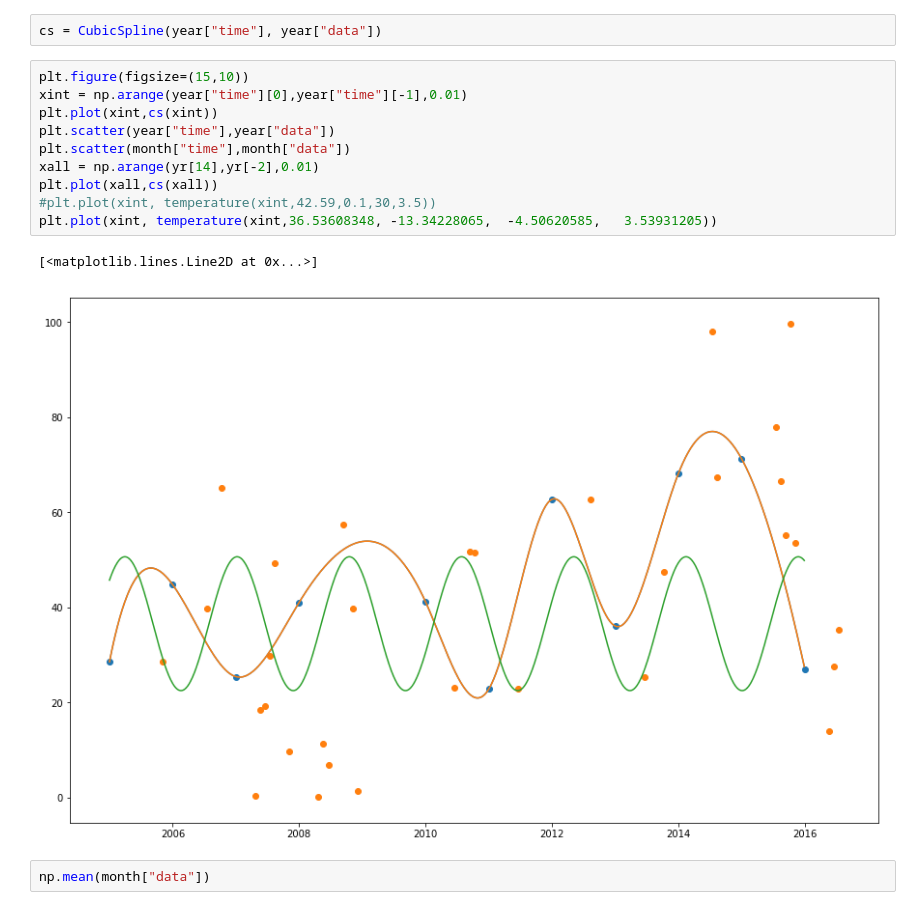
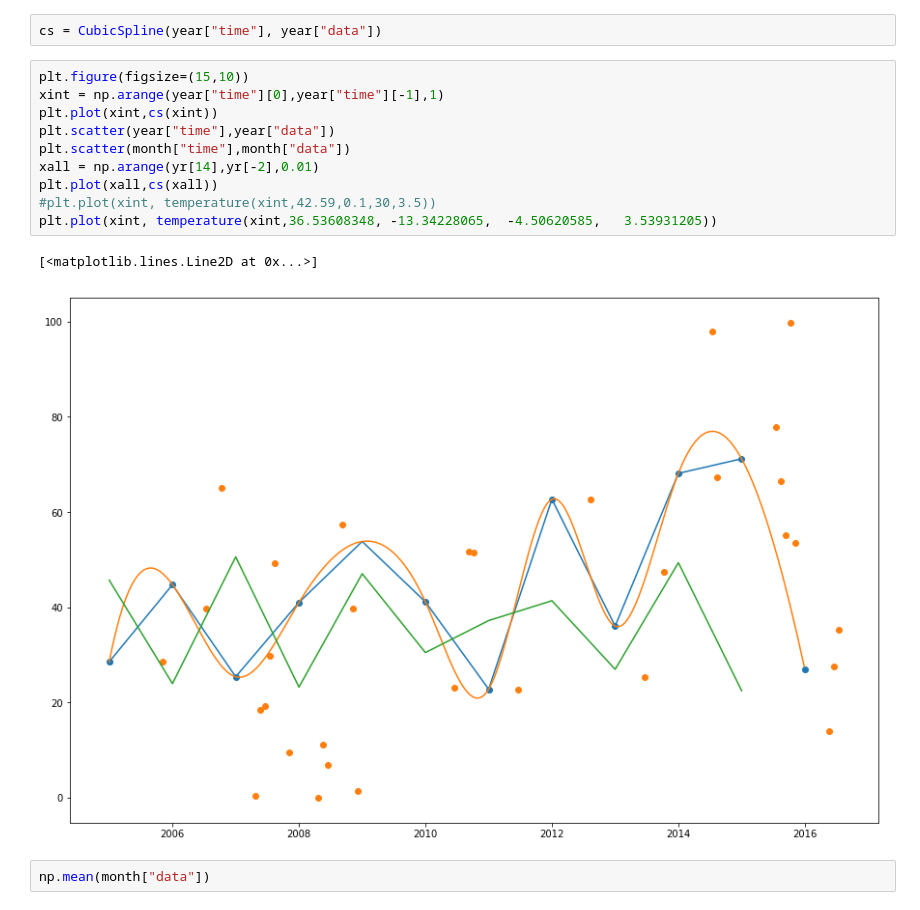
Before and after one commit to Lelsler/Squid, a Jupyter notebook: tims_testing.ipynb, the cells around one changed output. Cells and saved outputs as stored; diff of their text form.

```diff
--- a/tims_testing.ipynb
+++ b/tims_testing.ipynb
@@ -345,17 +345,17 @@ from scipy.interpolate import CubicSpline
 cs = CubicSpline(year["time"], year["data"])
 # %%
 plt.figure(figsize=(15,10))
-xint = np.arange(year["time"][0],year["time"][-1],0.01)
+xint = np.arange(year["time"][0],year["time"][-1],1)
 plt.plot(xint,cs(xint))
 plt.scatter(year["time"],year["data"])
 plt.scatter(month["time"],month["data"])
 xall = np.arange(yr[14],yr[-2],0.01)
 plt.plot(xall,cs(xall))
 #plt.plot(xint, temperature(xint,42.59,0.1,30,3.5))
 plt.plot(xint, temperature(xint,36.53608348, -13.34228065,  -4.50620585,   3.53931205))
 # %% [output]
 [<matplotlib.lines.Line2D at 0x...>]
-[figure, old version]
+[figure, new version]
 # %%
 np.mean(month["data"])
 # %% [output]
```
Also changed, not shown: parts of 2 cells of this notebook, 3 other files.
